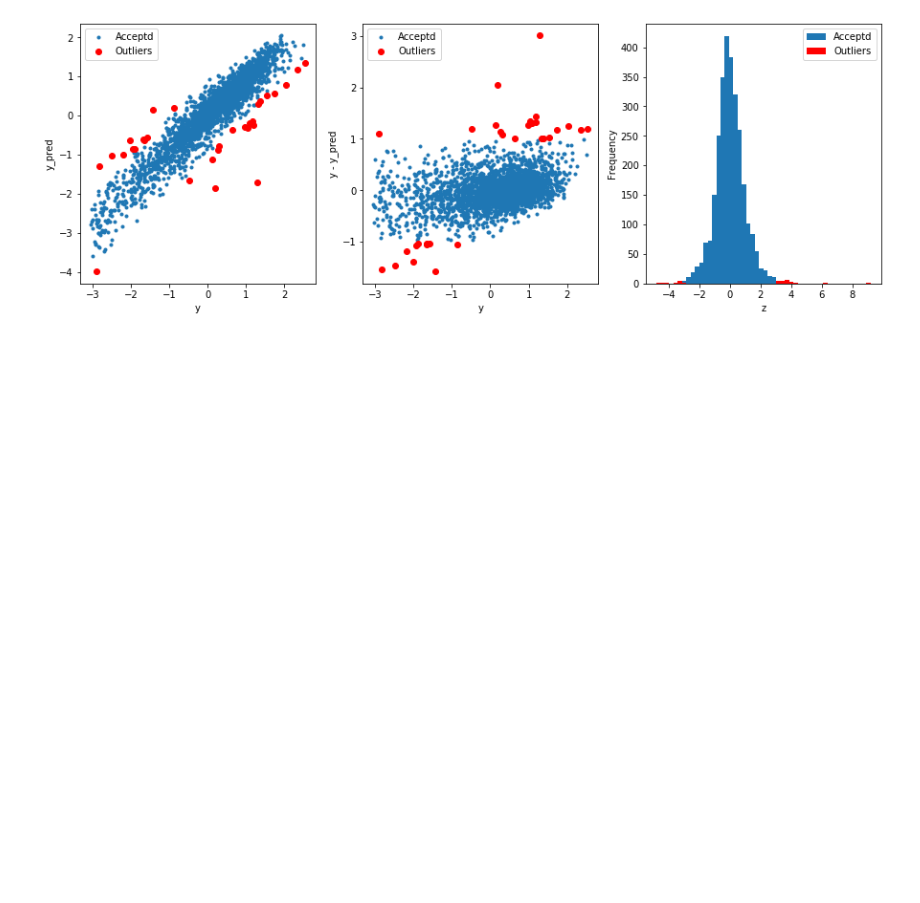
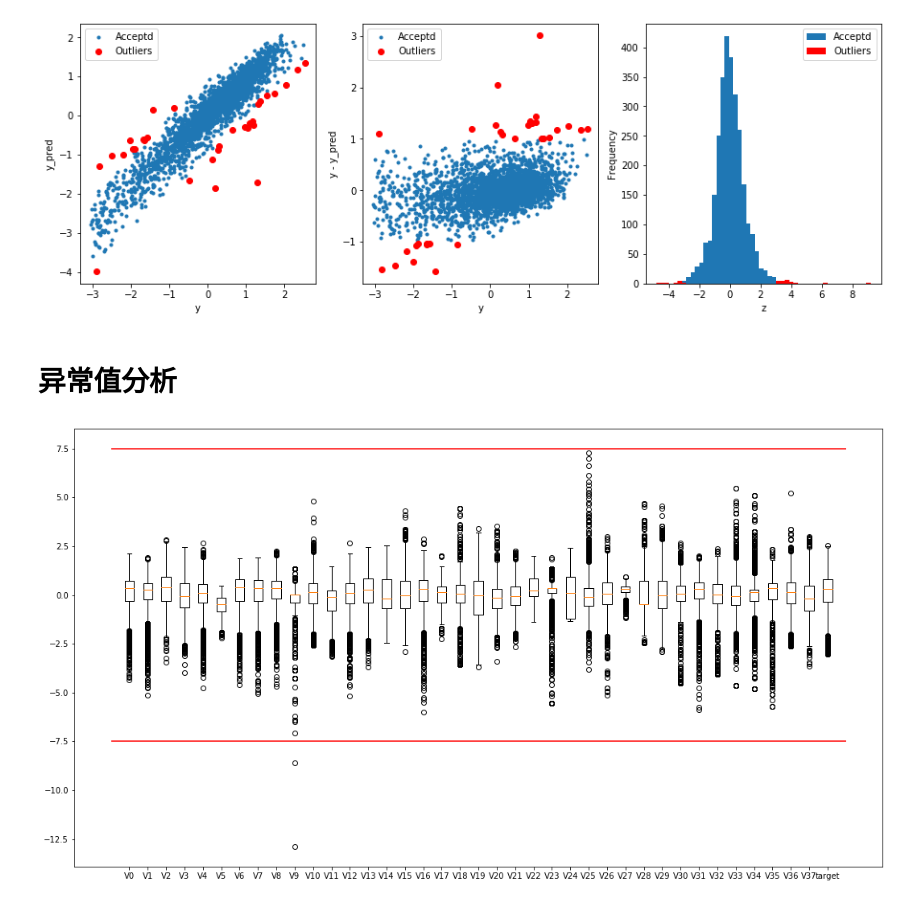
Before and after one commit to SCUISQianFeng/tianchi-ml-base, a Jupyter notebook: TianChi/baseLine/zhengqi/explore.ipynb, the cells around one changed output. Drawn from its saved outputs; the diff is of its cells as text; code cells hidden in the pictures; blank space fills up the shorter version.

Commit message:
zhengqi data preprocess

```diff
--- a/TianChi/baseLine/zhengqi/explore.ipynb
+++ b/TianChi/baseLine/zhengqi/explore.ipynb
@@ -230,3 +232,16 @@ mse= 0.10734857773123632
 31 outliers
 [321, 348, 376, 777, 884, 1145, 1164, 1310, 1458, 1466, 1484, 1523, 1704, 1874, 1879, 1979, 2002, 2279, 2528, 2620, 2645, 2647, 2667, 2668, 2669, 2696, 2767, 2769, 2807, 2842, 2863]
 [figure]
+# %% [markdown]
+# 异常值分析
+# %%
+train_data = data_train
+test_data = data_test
+
+plt.figure(figsize=(18, 10))
+plt.boxplot(x=train_data.values, labels=train_data.columns)
+# plt.hlines?
+plt.hlines(y=[-7.5, 7.5], xmin=0, xmax=40, color='r')
+plt.show()
+# %% [output]
+[figure, added]
```
Also changed, not shown: parts of 15 cells of this notebook, 1 other file.
